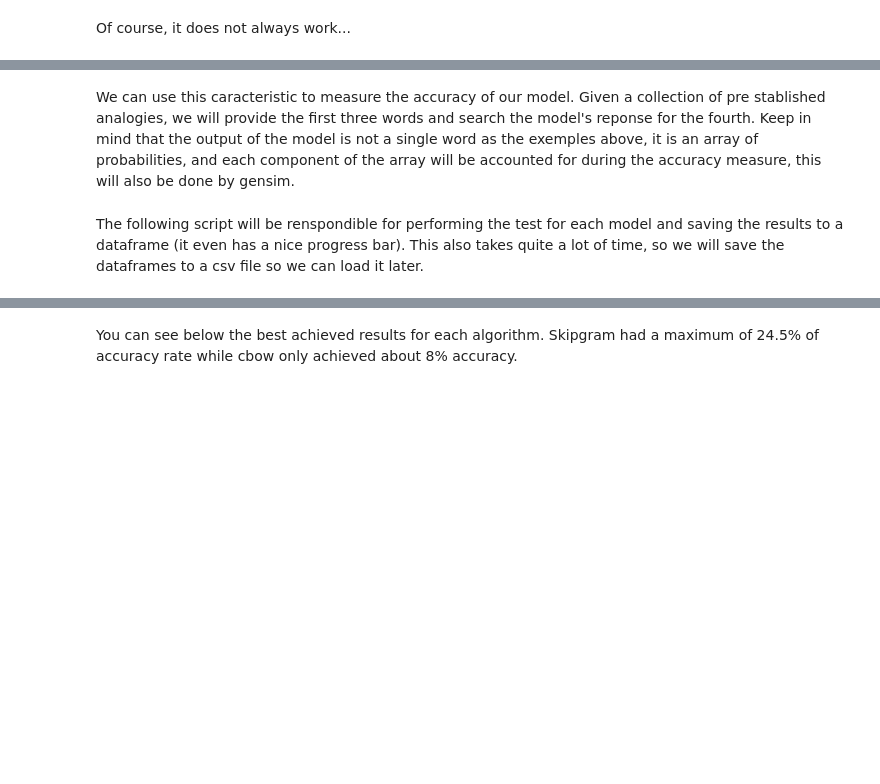
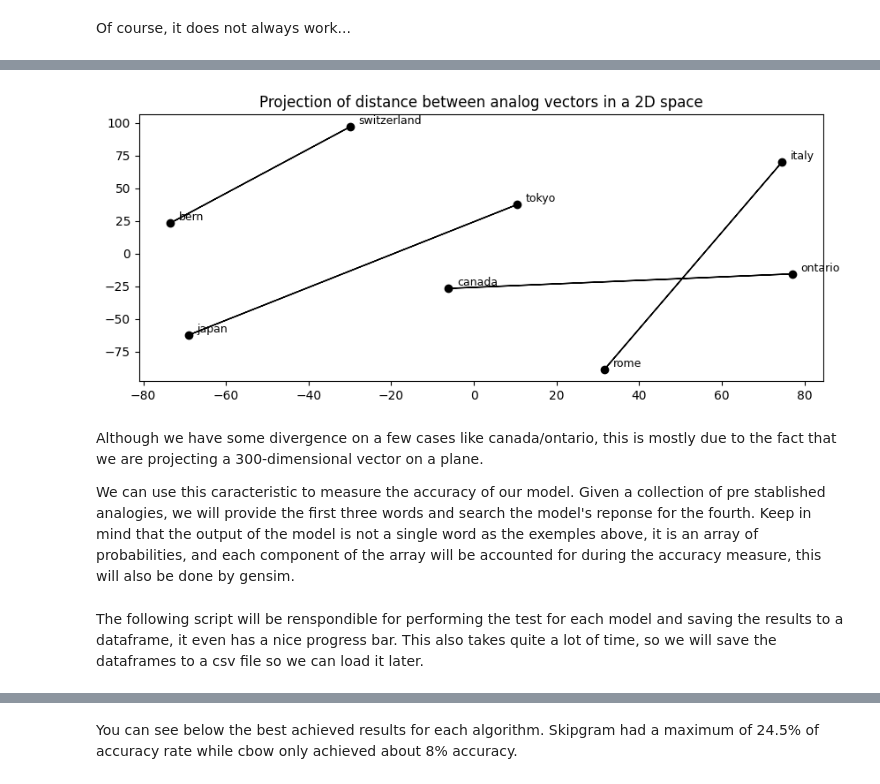
Before and after one commit to luizppa/natural-language-model, a Jupyter notebook: natural_language_model.ipynb, the cells around one changed output, grey strips where cells are left out. Cells and saved outputs as stored; diff of their text form; code cells hidden in the pictures; blank space fills up the shorter version.

```diff
--- a/natural_language_model.ipynb
+++ b/natural_language_model.ipynb
@@ -218,4 +295,30 @@ print('hat is to head as shirt is to: {}'.format(analogy(model, 'hat', 'head', '
+# %%
+def plot_analogies(model, words):
+    vectors = plane_projection(model, words)
+
+    for i in range(0, len(words), 2):
+        u, v = vectors[i:i+2]
+        plot_arrow(u, v)
+        plt.scatter(u[0], u[1], color='black')
+        plt.text(u[0]+offset, u[1]+offset, words[i], fontsize=9)
+
+        plt.scatter(v[0], v[1], color='black')
+        plt.text(v[0]+offset, v[1]+offset, words[i+1], fontsize=9)
+# %%
+plt.figure(figsize=(10, 4), dpi=100)
+plot_analogies(model, [
+    'italy', 'rome',
+    'japan', 'tokyo',
+    'canada', 'ontario',
+    'switzerland', 'bern'
+])
+plt.title('Projection of distance between analog vectors in a 2D space')
+plt.show()
+# %% [output]
+[figure, added]
 # %% [markdown]
+Although we have some divergence on a few cases like canada/ontario, this is mostly due to the fact that we are projecting a 300-dimensional vector on a plane.
+
 We can use this caracteristic to measure the accuracy of our model. Given a collection of pre stablished analogies, we will provide the first three words and search the model's reponse for the fourth. Keep in mind that the output of the model is not a single word as the exemples above, it is an array of probabilities, and each component of the array will be accounted for during the accuracy measure, this will also be done by gensim.
 # %%
 # Download test analogies
@@ -237,5 +340,5 @@ def test_model(sg, window, vector_size, epochs, corpus_size, min_count):
     analogy_scores = model.evaluate_word_analogies(datapath(analogies_file_name))
     return analogy_scores[0]
 # %% [markdown]
-The following script will be renspondible for performing the test for each model and saving the results to a dataframe (it even has a nice progress bar). This also takes quite a lot of time, so we will save the dataframes to a csv file so we can load it later.
+The following script will be renspondible for performing the test for each model and saving the results to a dataframe, it even has a nice progress bar. This also takes quite a lot of time, so we will save the dataframes to a csv file so we can load it later.
 # %%
```
Also changed, not shown: parts of 33 cells of this notebook, 1 other file.
